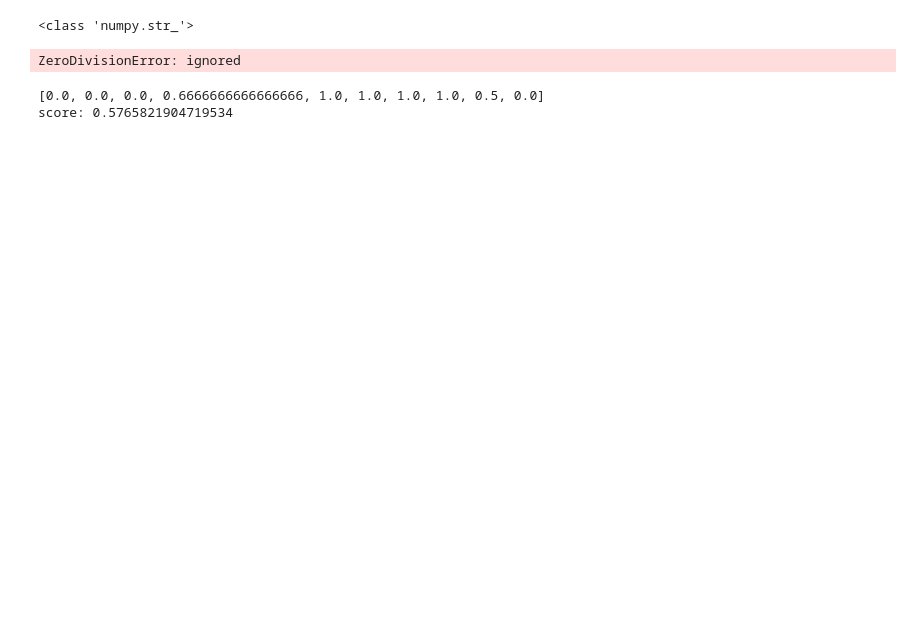
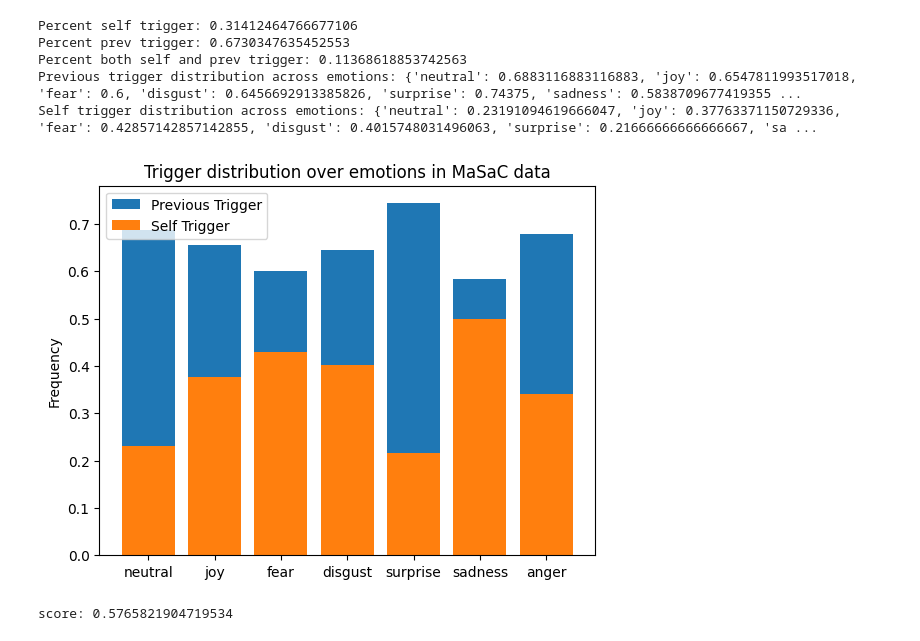
Before and after one commit to deckerkrogh/semeval-2024-10, a Jupyter notebook: semeval_data_analysis_heuristic.ipynb, the cells around one changed output. Cells and saved outputs as stored; diff of their text form; code cells hidden in the pictures; blank space fills up the shorter version.

```diff
--- a/semeval_data_analysis_heuristic.ipynb
+++ b/semeval_data_analysis_heuristic.ipynb
@@ -44,8 +44,8 @@ def create_x_y(df):
         # Don't include triggers with NaN (7 of the elements in the training data)
         if None in episode["triggers"]:
             continue
-        triggers = [int(float(t)) for t in episode['triggers']]
-        y.append(np.array(triggers))
+        #triggers = [int(float(t)) for t in episode['triggers']]
+        y.append(np.array(episode['triggers']))
 
         episode_df = pd.DataFrame({
             'utterance': episode['utterances'],
@@ -58,4 +58,4 @@ def create_x_y(df):
 
     return X, y
 
-train_X, train_y = create_x_y(train_2_data)
+train_X, train_y = create_x_y(train_3_data)
@@ -66,6 +77,6 @@ print(train_3_data["emotions"])
 # %%
 # NOTE: 'contempt' only used in MaSaC dataset
-emotions = ['neutral', 'joy', 'fear', 'disgust', 'surprise', 'sadness', 'anger', 'contempt']
+emotions = ['neutral', 'joy', 'fear', 'disgust', 'surprise', 'sadness', 'anger']
 
 emotion_distrib = {e: 0 for e in emotions}
 prev_trigger_distrib = {e: 0 for e in emotions}
@@ -77,38 +88,39 @@ num_both_trigger = 0
 for X, y in zip(train_X, train_y):
     target_emotion = X['emotions'].tolist()[-1]
     emotion_distrib[target_emotion] += 1
-    print(type(y[-2]))
     if y[-1] == 1:
         num_self_trigger += 1
         self_trigger_distrib[target_emotion] += 1
     if len(y) <= 1:
         continue
     if y[-2] == 1:
-        print('here')
         num_prev_trigger += 1
         prev_trigger_distrib[target_emotion] += 1
     if y[-1] == 1.0 and y[-2] == 1.0:
         num_both_trigger += 1
-    break
 
 prev_trigger_distrib = {e: f / emotion_distrib[e] for e, f in prev_trigger_distrib.items()}
 self_trigger_distrib = {e: f / emotion_distrib[e] for e, f in self_trigger_distrib.items()}
 print(f"Percent self trigger: {num_self_trigger/len(train_y)}")
 print(f"Percent prev trigger: {num_prev_trigger/len(train_y)}")
 print(f"Percent both self and prev trigger: {num_both_trigger/len(train_y)}")
 
 fig, ax = plt.subplots()
 ax.bar(*zip(*prev_trigger_distrib.items()))
 ax.bar(*zip(*self_trigger_distrib.items()))
 ax.legend(['Previous Trigger','Self Trigger'],loc='upper left')
 ax.set_ylabel('Frequency')
 ax.set_title('Trigger distribution over emotions in MaSaC data')
 print(f'Previous trigger distribution across emotions: {prev_trigger_distrib}')
 print(f'Self trigger distribution across emotions: {self_trigger_distrib}')
 plt.show()
 # %% [output]
-<class 'numpy.str_'>
+Percent self trigger: 0.31412464766677106
+Percent prev trigger: 0.6730347635452553
+Percent both self and prev trigger: 0.11368618853742563
+Previous trigger distribution across emotions: {'neutral': 0.6883116883116883, 'joy': 0.6547811993517018, 'fear': 0.6, 'disgust': 0.6456692913385826, 'surprise': 0.74375, 'sadness': 0.5838709677419355 ...
+Self trigger distribution across emotions: {'neutral': 0.23191094619666047, 'joy': 0.37763371150729336, 'fear': 0.42857142857142855, 'disgust': 0.4015748031496063, 'surprise': 0.21666666666666667, 'sa ...
-ZeroDivisionError: ignored
+[figure, added]
 # %%
 
 def self_trigger_heur(episode):
@@ -132,5 +144,4 @@ def eval(y_pred, y):
 y_pred = [prev_trigger_heur(episode) for episode in train_X]
 print(f'score: {eval(y_pred, train_y)}')
 # %% [output]
-[0.0, 0.0, 0.0, 0.6666666666666666, 1.0, 1.0, 1.0, 1.0, 0.5, 0.0]
 score: 0.5765821904719534
```
Also changed, not shown: parts of 2 cells of this notebook.
